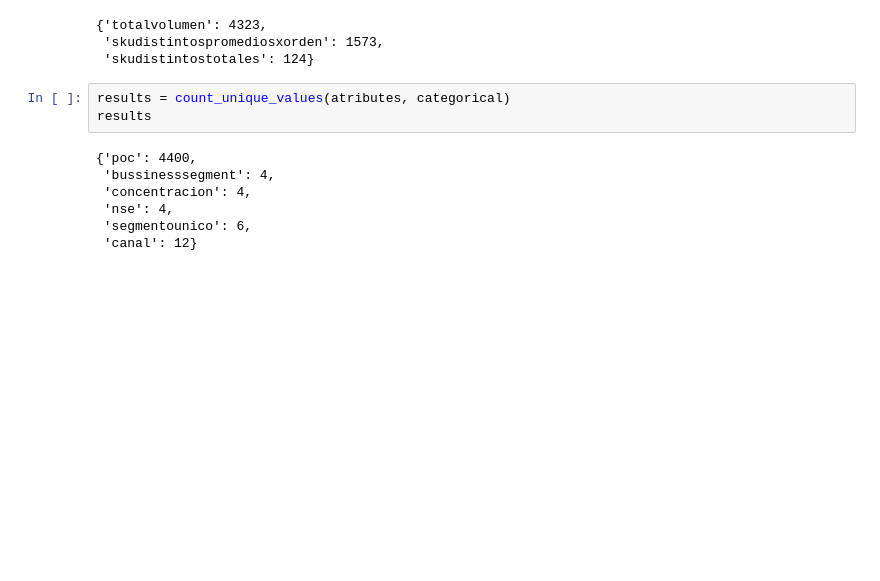
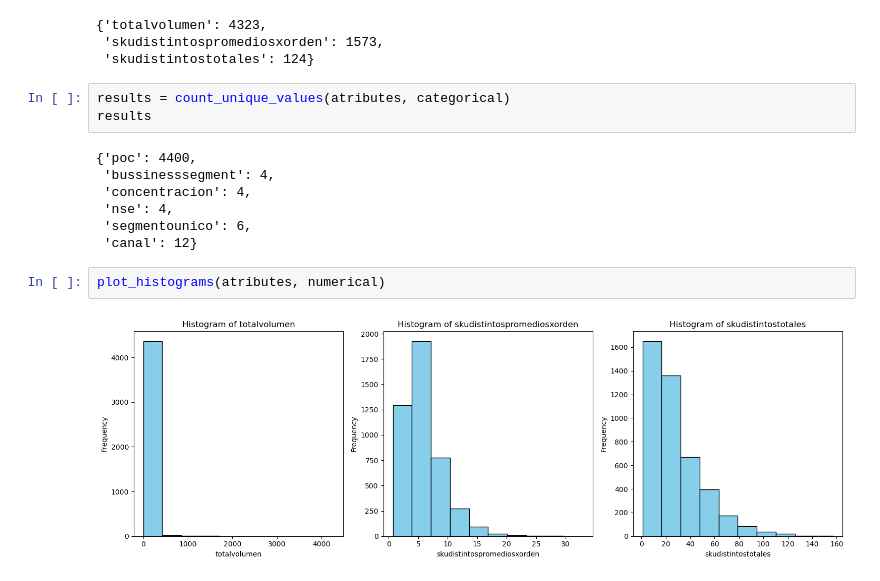
Before and after one commit to iair/challenge_AB_InBev, a Jupyter notebook: notebooks/EDA.ipynb, the cells around one changed output. Drawn from its saved outputs; the diff is of its cells as text; blank space fills up the shorter version.

Commit message:
frequency analysis of atributes

```diff
--- a/notebooks/EDA.ipynb
+++ b/notebooks/EDA.ipynb
@@ -103,3 +176,7 @@ results
  'nse': 4,
  'segmentounico': 6,
  'canal': 12}
+# %%
+plot_histograms(atributes, numerical)
+# %% [output]
+[figure, added]
```
Also changed, not shown: parts of 7 cells of this notebook, 1 other file.
